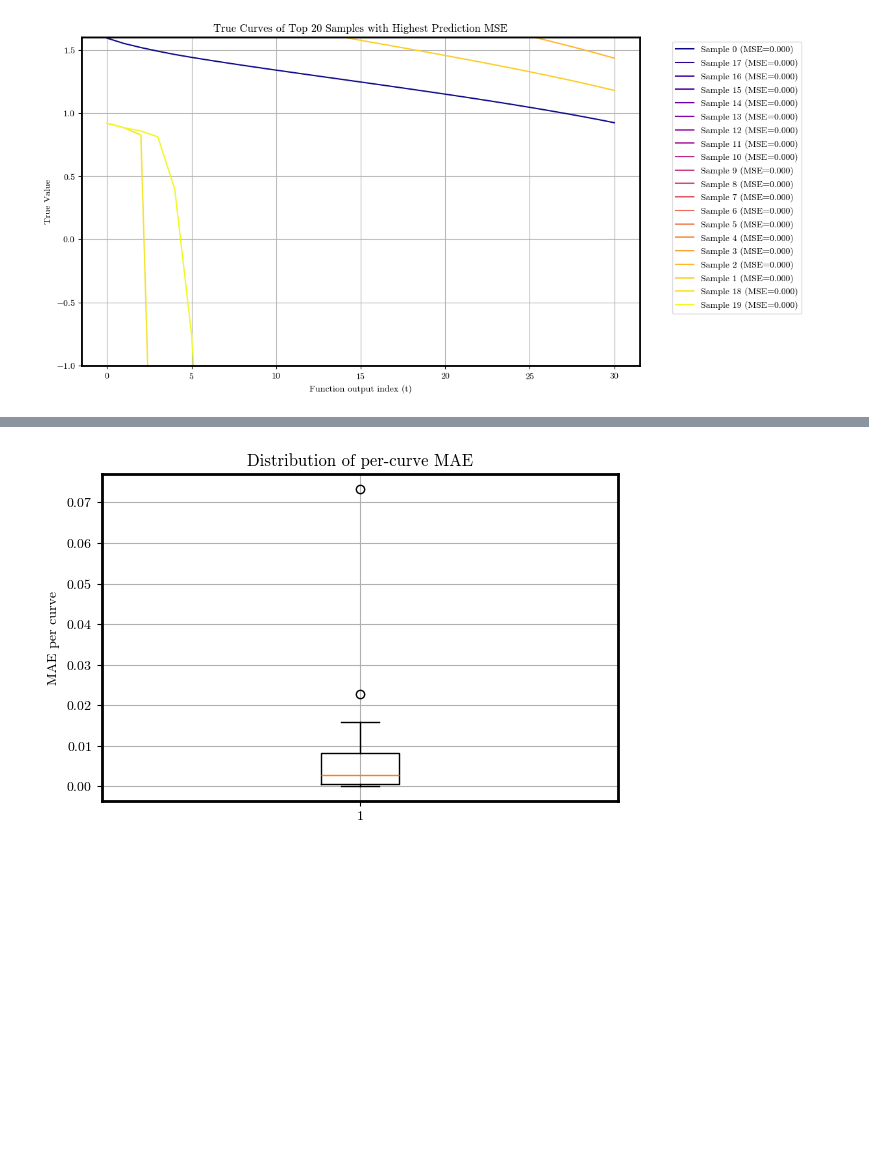
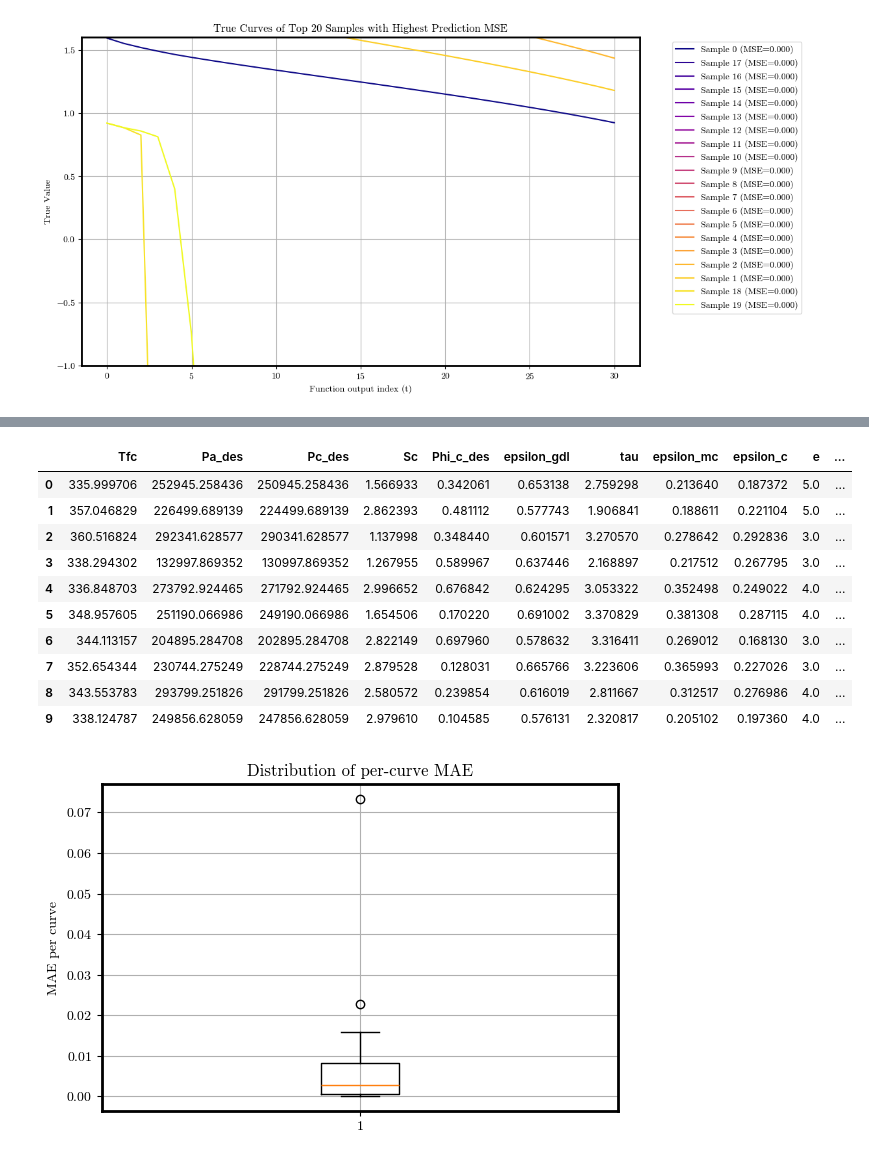
Before and after one commit to DejvisT/Sensitivity-Analysis-and-Surrogate-Modeling-of-PEM-Fuel-Cells, a Jupyter notebook: notebooks/04_ml_surrogate_models.ipynb, the cells around one changed output, grey strips where cells are left out. Saved outputs shown, nothing was run; the diff lists cells and outputs as text; code cells hidden in the pictures; blank space fills up the shorter version.

Commit message:
Adding sampling based on GP uncertainty

```diff
--- a/notebooks/04_ml_surrogate_models.ipynb
+++ b/notebooks/04_ml_surrogate_models.ipynb
@@ -92,7 +92,7 @@ X_test_pca = pca.transform(X_test_scaled)
 # Fit multi-output GP
 kernel = ConstantKernel() + RBF(length_scale=1.0) + WhiteKernel(noise_level=1e-3)
 gp = GaussianProcessRegressor(n_restarts_optimizer=10, kernel=kernel, normalize_y=True)
-multi_gp = RegressorChain(gp)
+multi_gp = MultiOutputRegressor(gp)
 multi_gp.fit(X_train_pca, Y_train)
 
 # Predict
@@ -111,3 +107,84 @@ avg_mse
+# %%
+from pyDOE import lhs
+import numpy as np
+
+# Define parameter order used in training (including Pc_des!)
+FEATURE_ORDER = [
+    'Tfc', 'Pa_des', 'Pc_des', 'Sc', 'Phi_c_des',
+    'epsilon_gdl', 'tau', 'epsilon_mc', 'epsilon_c',
+    'e', 'Re', 'i0_c_ref', 'kappa_co', 'kappa_c',
+    'a_slim', 'b_slim', 'a_switch'
+]
+
+# Separate continuous and categorical keys
+continuous_keys = [k for k in PARAMETER_RANGES if isinstance(PARAMETER_RANGES[k], tuple)]
+categorical_keys = [k for k in PARAMETER_RANGES if isinstance(PARAMETER_RANGES[k], list)]
+
+n_candidates = 1000
+n_cont = len(continuous_keys)
+
+# Latin Hypercube Sampling for continuous parameters
+lhs_samples = lhs(n_cont, samples=n_candidates)
+
+# Rescale to actual bounds
+X_continuous = np.zeros_like(lhs_samples)
+for i, key in enumerate(continuous_keys):
+    low, high = PARAMETER_RANGES[key]
+    X_continuous[:, i] = lhs_samples[:, i] * (high - low) + low
+
+# Handle categorical variables
+X_categorical = {}
+rng = np.random.default_rng(seed=42)  # For reproducibility
+for key in categorical_keys:
+    X_categorical[key] = rng.choice(PARAMETER_RANGES[key], size=n_candidates)
+
+# Combine all into a dictionary
+X_candidates = {}
+for i, key in enumerate(continuous_keys):
+    X_candidates[key] = X_continuous[:, i]
+for key in categorical_keys:
+    X_candidates[key] = X_categorical[key]
+
+# Compute Pc_des = Pa_des - 2000
+X_candidates['Pc_des'] = X_candidates['Pa_des'] - 2000
+
+# Assemble the input array in the exact order used during scaler/PCA fitting
+X_array = np.column_stack([X_candidates[key] for key in FEATURE_ORDER])
+
+# 2. Preprocess (scale + PCA)
+X_array_scaled = scaler.transform(X_array)
+X_array_pca = pca.transform(X_array_scaled)
+
+# 3. Predict with GP and get uncertainty
+mu_list, std_list = [], []
+for estimator in multi_gp.estimators_:
+    mu, std = estimator.predict(X_array_pca, return_std=True)
+    mu_list.append(mu)
+    std_list.append(std)
+
+# Stack std deviations and compute mean uncertainty
+Y_std = np.stack(std_list, axis=1)  # shape (n_samples, n_outputs)
+uncertainty = np.mean(Y_std, axis=1)
+
+# 4. Select top-k most uncertain samples
+k = 10
+idx_topk = np.argsort(uncertainty)[-k:]
+X_selected = X_array[idx_topk]
+
+df_selected = pd.DataFrame(X_selected, columns=PARAMETER_RANGES.keys())
+df_selected
+# %% [output]
+|  | Tfc | Pa_des | Pc_des | Sc | Phi_c_des | epsilon_gdl | tau | epsilon_mc | epsilon_c | e | ... |
+| 0 | 335.999706 | 252945.258436 | 250945.258436 | 1.566933 | 0.342061 | 0.653138 | 2.759298 | 0.213640 | 0.187372 | 5.0 | ... |
+| 1 | 357.046829 | 226499.689139 | 224499.689139 | 2.862393 | 0.481112 | 0.577743 | 1.906841 | 0.188611 | 0.221104 | 5.0 | ... |
+| 2 | 360.516824 | 292341.628577 | 290341.628577 | 1.137998 | 0.348440 | 0.601571 | 3.270570 | 0.278642 | 0.292836 | 3.0 | ... |
+| 3 | 338.294302 | 132997.869352 | 130997.869352 | 1.267955 | 0.589967 | 0.637446 | 2.168897 | 0.217512 | 0.267795 | 3.0 | ... |
+| 4 | 336.848703 | 273792.924465 | 271792.924465 | 2.996652 | 0.676842 | 0.624295 | 3.053322 | 0.352498 | 0.249022 | 4.0 | ... |
+| 5 | 348.957605 | 251190.066986 | 249190.066986 | 1.654506 | 0.170220 | 0.691002 | 3.370829 | 0.381308 | 0.287115 | 4.0 | ... |
+| 6 | 344.113157 | 204895.284708 | 202895.284708 | 2.822149 | 0.697960 | 0.578632 | 3.316411 | 0.269012 | 0.168130 | 3.0 | ... |
+| 7 | 352.654344 | 230744.275249 | 228744.275249 | 2.879528 | 0.128031 | 0.665766 | 3.223606 | 0.365993 | 0.227026 | 3.0 | ... |
+| 8 | 343.553783 | 293799.251826 | 291799.251826 | 2.580572 | 0.239854 | 0.616019 | 2.811667 | 0.312517 | 0.276986 | 4.0 | ... |
+| 9 | 338.124787 | 249856.628059 | 247856.628059 | 2.979610 | 0.104585 | 0.576131 | 2.320817 | 0.205102 | 0.197360 | 4.0 | ... |
 # %%
 import numpy as np
 
```
Also changed, not shown: parts of 1 cell of this notebook.
